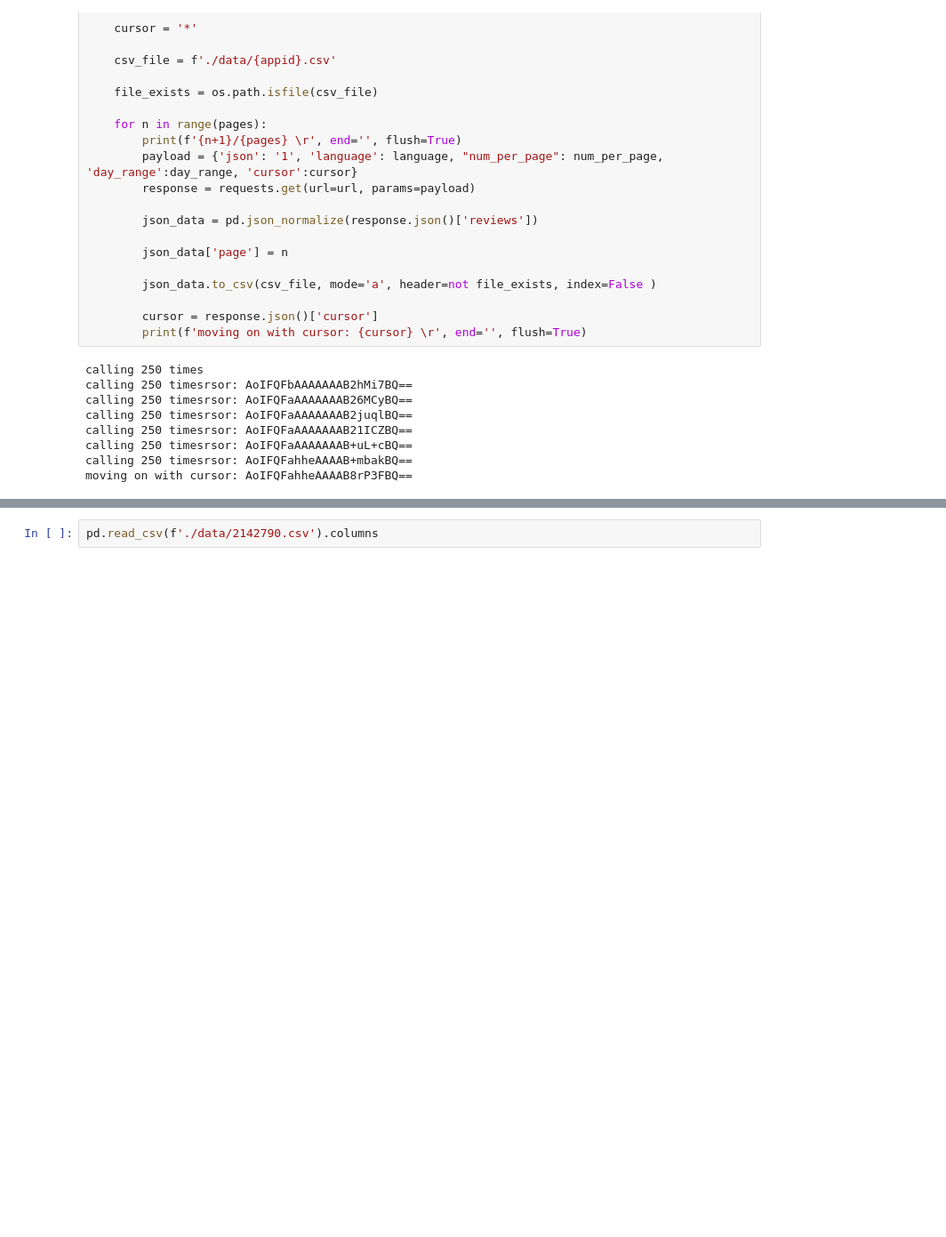
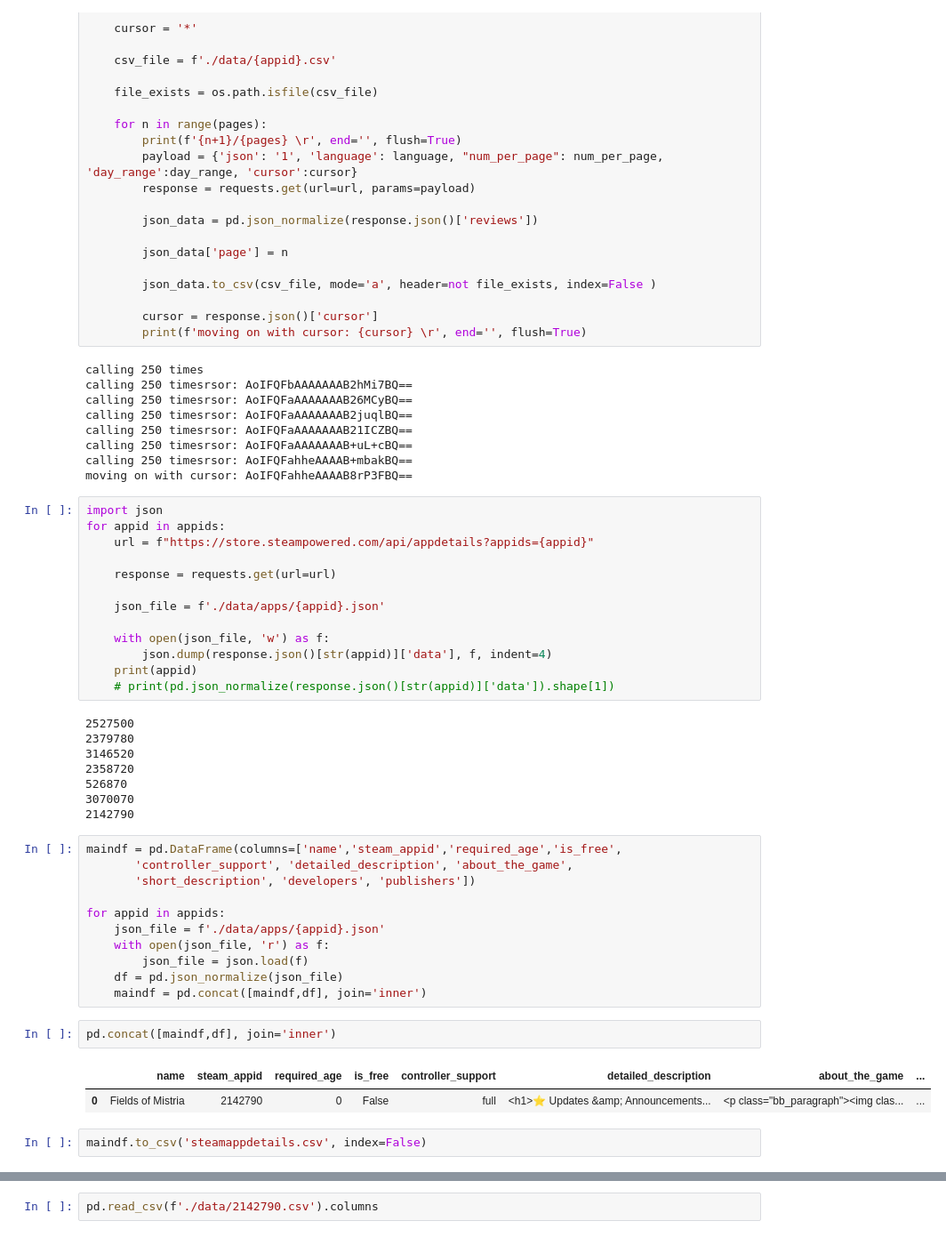
Before and after one commit to amirhamzahbmn/steamreviews, a Jupyter notebook: ingest.ipynb, the cells around one changed output, grey strips where cells are left out. Shown at 89% size. Cells and saved outputs as stored; diff of their text form; blank space fills up the shorter version.

```diff
--- a/ingest.ipynb
+++ b/ingest.ipynb
@@ -57,3 +59,42 @@ calling 250 timesrsor: AoIFQFaAAAAAAAB21ICZBQ==
 calling 250 timesrsor: AoIFQFaAAAAAAAB+uL+cBQ==
 calling 250 timesrsor: AoIFQFahheAAAAB+mbakBQ==
 moving on with cursor: AoIFQFahheAAAAB8rP3FBQ==
+# %%
+import json
+for appid in appids:
+    url = f"https://store.steampowered.com/api/appdetails?appids={appid}"
+
+    response = requests.get(url=url)
+
+    json_file = f'./data/apps/{appid}.json'
+
+    with open(json_file, 'w') as f:
+        json.dump(response.json()[str(appid)]['data'], f, indent=4)
+    print(appid)
+    # print(pd.json_normalize(response.json()[str(appid)]['data']).shape[1])
+# %% [output]
+2527500
+2379780
+3146520
+2358720
+526870
+3070070
+2142790
+# %%
+maindf = pd.DataFrame(columns=['name','steam_appid','required_age','is_free',
+       'controller_support', 'detailed_description', 'about_the_game',
+       'short_description', 'developers', 'publishers'])
+
+for appid in appids:
+    json_file = f'./data/apps/{appid}.json'
+    with open(json_file, 'r') as f:
+        json_file = json.load(f)
+    df = pd.json_normalize(json_file)
+    maindf = pd.concat([maindf,df], join='inner')
+# %%
+pd.concat([maindf,df], join='inner')
+# %% [output]
+|  | name | steam_appid | required_age | is_free | controller_support | detailed_description | about_the_game | ... |
+| 0 | Fields of Mistria | 2142790 | 0 | False | full | <h1>⭐ Updates &amp; Announcements... | <p class="bb_paragraph"><img clas... | ... |
+# %%
+maindf.to_csv('steamappdetails.csv', index=False)
```
Also changed, not shown: parts of 18 cells of this notebook.
